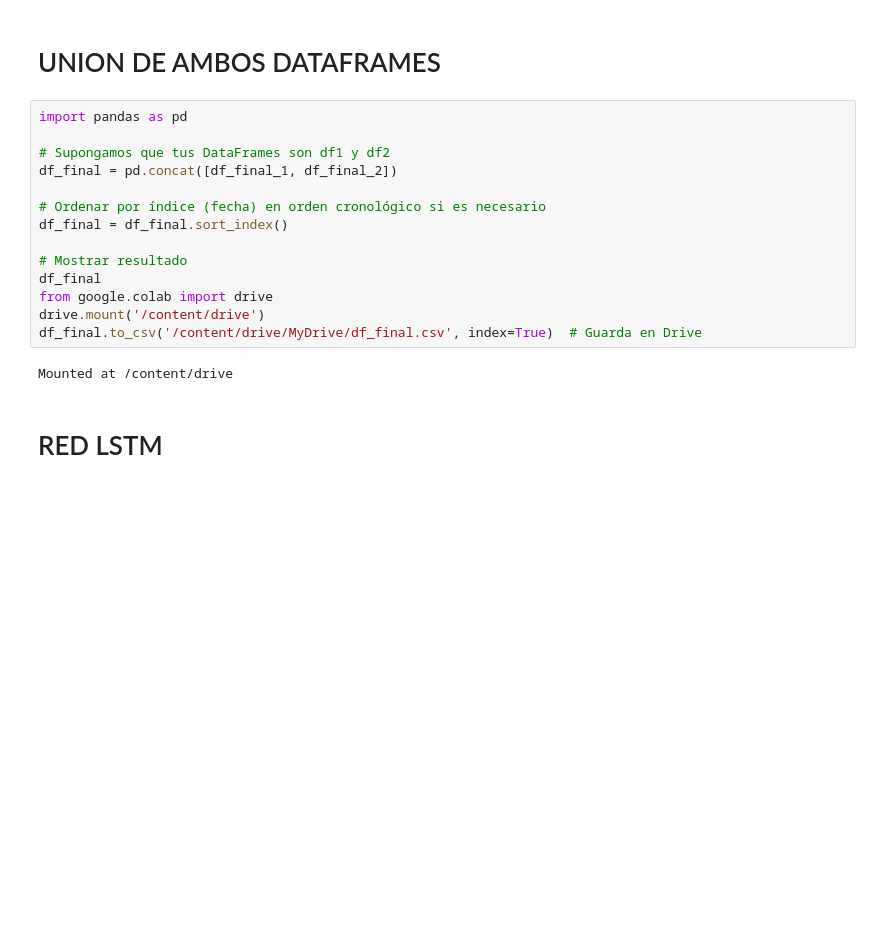
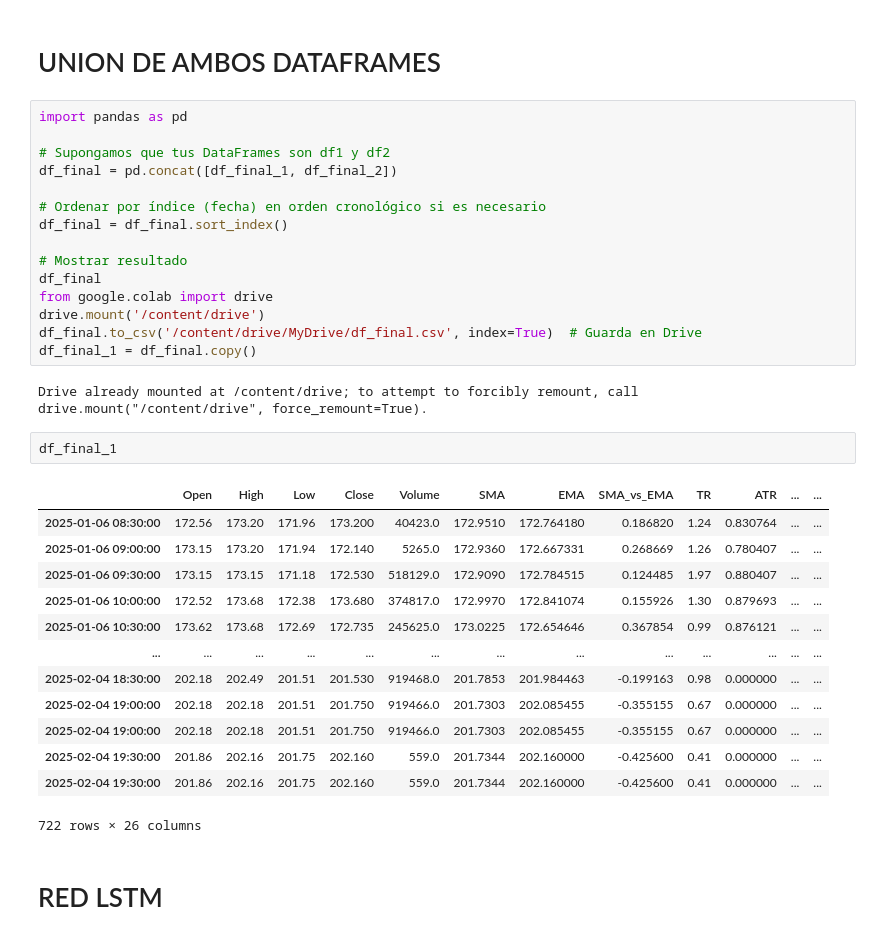
Before and after one commit to ADRIANVM117/data-science-portfolio, a Jupyter notebook: GE_STOCK_STATS_AND_PREDICTIVE_MODEL/GE_LSTM_30MIN.ipynb, the cells around one changed output. Saved outputs shown, nothing was run; the diff lists cells and outputs as text; blank space fills up the shorter version.

```diff
--- a/GE_STOCK_STATS_AND_PREDICTIVE_MODEL/GE_LSTM_30MIN.ipynb
+++ b/GE_STOCK_STATS_AND_PREDICTIVE_MODEL/GE_LSTM_30MIN.ipynb
@@ -254,8 +254,25 @@ df_final
 from google.colab import drive
 drive.mount('/content/drive')
 df_final.to_csv('/content/drive/MyDrive/df_final.csv', index=True)  # Guarda en Drive
+df_final_1 = df_final.copy()
 # %% [output]
-Mounted at /content/drive
+Drive already mounted at /content/drive; to attempt to forcibly remount, call drive.mount("/content/drive", force_remount=True).
+# %%
+df_final_1
+# %% [output]
+|  | Open | High | Low | Close | Volume | SMA | EMA | SMA_vs_EMA | TR | ATR | ... | ... |
+| 2025-01-06 08:30:00 | 172.56 | 173.20 | 171.96 | 173.200 | 40423.0 | 172.9510 | 172.764180 | 0.186820 | 1.24 | 0.830764 | ... | ... |
+| 2025-01-06 09:00:00 | 173.15 | 173.20 | 171.94 | 172.140 | 5265.0 | 172.9360 | 172.667331 | 0.268669 | 1.26 | 0.780407 | ... | ... |
+| 2025-01-06 09:30:00 | 173.15 | 173.15 | 171.18 | 172.530 | 518129.0 | 172.9090 | 172.784515 | 0.124485 | 1.97 | 0.880407 | ... | ... |
+| 2025-01-06 10:00:00 | 172.52 | 173.68 | 172.38 | 173.680 | 374817.0 | 172.9970 | 172.841074 | 0.155926 | 1.30 | 0.879693 | ... | ... |
+| 2025-01-06 10:30:00 | 173.62 | 173.68 | 172.69 | 172.735 | 245625.0 | 173.0225 | 172.654646 | 0.367854 | 0.99 | 0.876121 | ... | ... |
+| ... | ... | ... | ... | ... | ... | ... | ... | ... | ... | ... | ... | ... |
+| 2025-02-04 18:30:00 | 202.18 | 202.49 | 201.51 | 201.530 | 919468.0 | 201.7853 | 201.984463 | -0.199163 | 0.98 | 0.000000 | ... | ... |
+| 2025-02-04 19:00:00 | 202.18 | 202.18 | 201.51 | 201.750 | 919466.0 | 201.7303 | 202.085455 | -0.355155 | 0.67 | 0.000000 | ... | ... |
+| 2025-02-04 19:00:00 | 202.18 | 202.18 | 201.51 | 201.750 | 919466.0 | 201.7303 | 202.085455 | -0.355155 | 0.67 | 0.000000 | ... | ... |
+| 2025-02-04 19:30:00 | 201.86 | 202.16 | 201.75 | 202.160 | 559.0 | 201.7344 | 202.160000 | -0.425600 | 0.41 | 0.000000 | ... | ... |
+| 2025-02-04 19:30:00 | 201.86 | 202.16 | 201.75 | 202.160 | 559.0 | 201.7344 | 202.160000 | -0.425600 | 0.41 | 0.000000 | ... | ... |
+722 rows × 26 columns
 # %% [markdown]
 # RED LSTM
 # %% [markdown]
```
Also changed, not shown: parts of 7 cells of this notebook.
